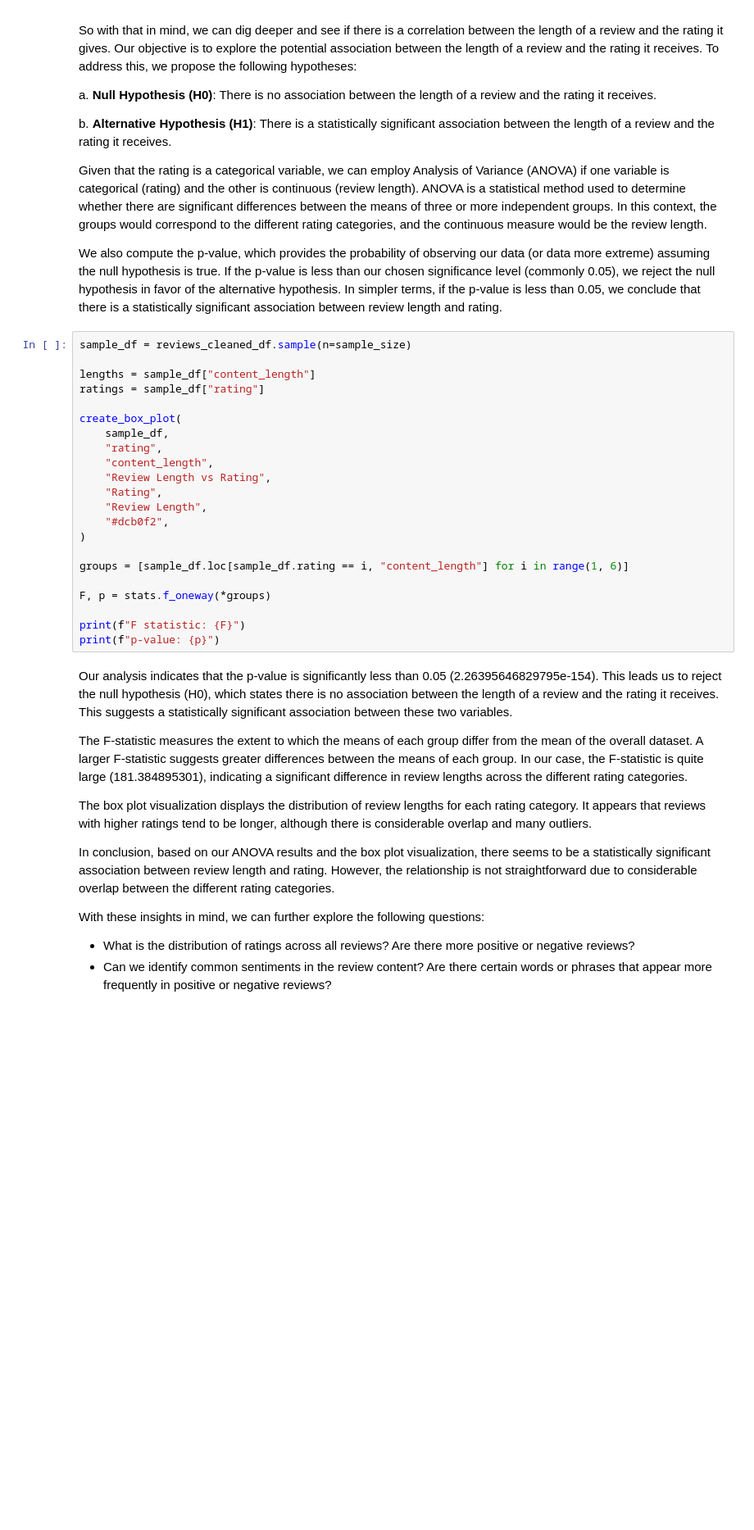
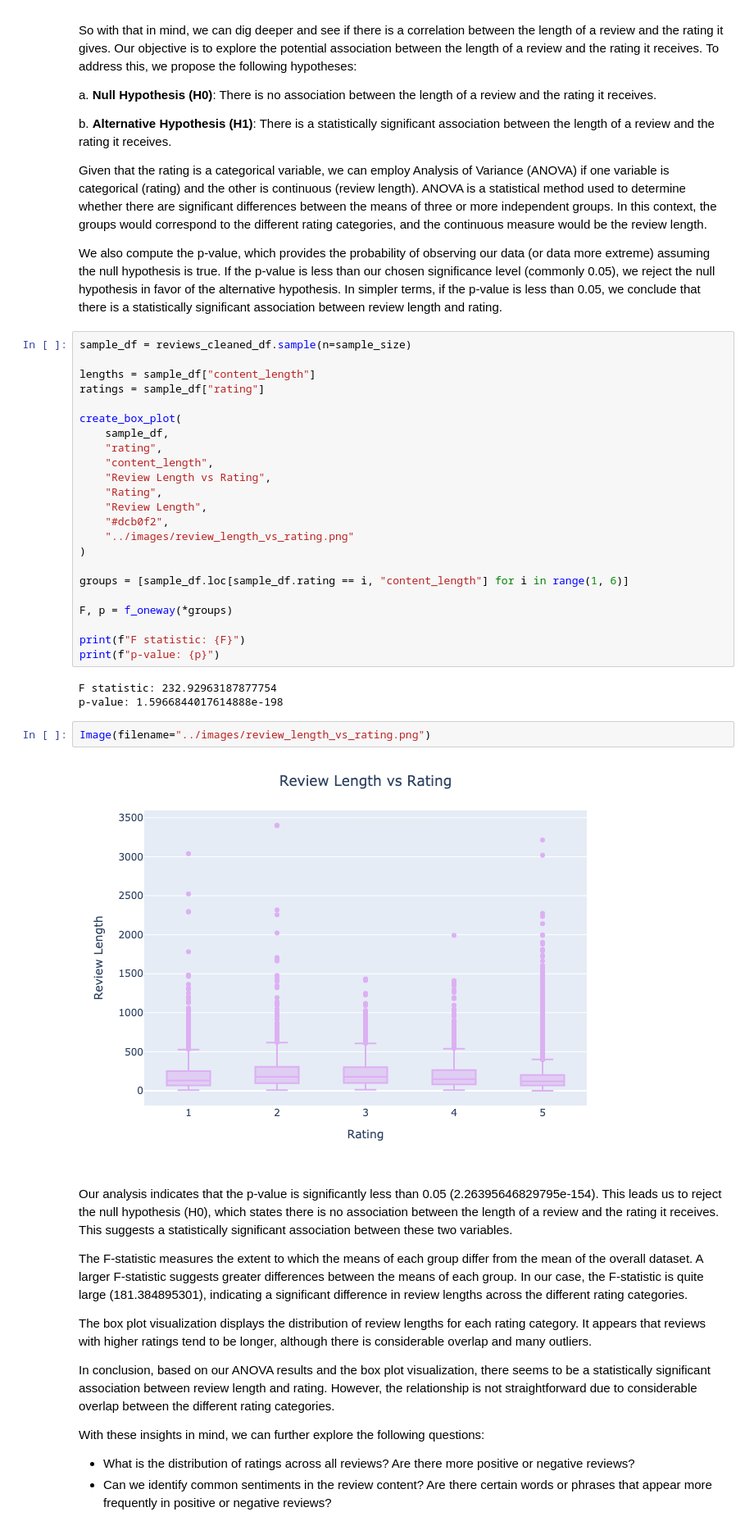
Before and after one commit to vytautas-bunevicius/podcast-review-insights, a Jupyter notebook: notebooks/podcast_review_analysis.ipynb, the cells around one changed output. Shown at 82% size. Drawn from its saved outputs; the diff is of its cells as text; blank space fills up the shorter version.

```diff
--- a/notebooks/podcast_review_analysis.ipynb
+++ b/notebooks/podcast_review_analysis.ipynb
@@ -352,14 +358,22 @@ create_box_plot(
     "Rating",
     "Review Length",
     "#dcb0f2",
+    "../images/review_length_vs_rating.png"
 )
 
 groups = [sample_df.loc[sample_df.rating == i, "content_length"] for i in range(1, 6)]
 
-F, p = stats.f_oneway(*groups)
+F, p = f_oneway(*groups)
 
 print(f"F statistic: {F}")
 print(f"p-value: {p}")
+# %% [output]
+F statistic: 232.92963187877754
+p-value: 1.5966844017614888e-198
+# %%
+Image(filename="../images/review_length_vs_rating.png")
+# %% [output]
+[figure, added]
 # %% [markdown]
 Our analysis indicates that the p-value is significantly less than 0.05 (2.26395646829795e-154). This leads us to reject the null hypothesis (H0), which states there is no association between the length of a review and the rating it receives. This suggests a statistically significant association between these two variables.
 
```
Also changed, not shown: parts of 23 cells of this notebook, 1 other file.
